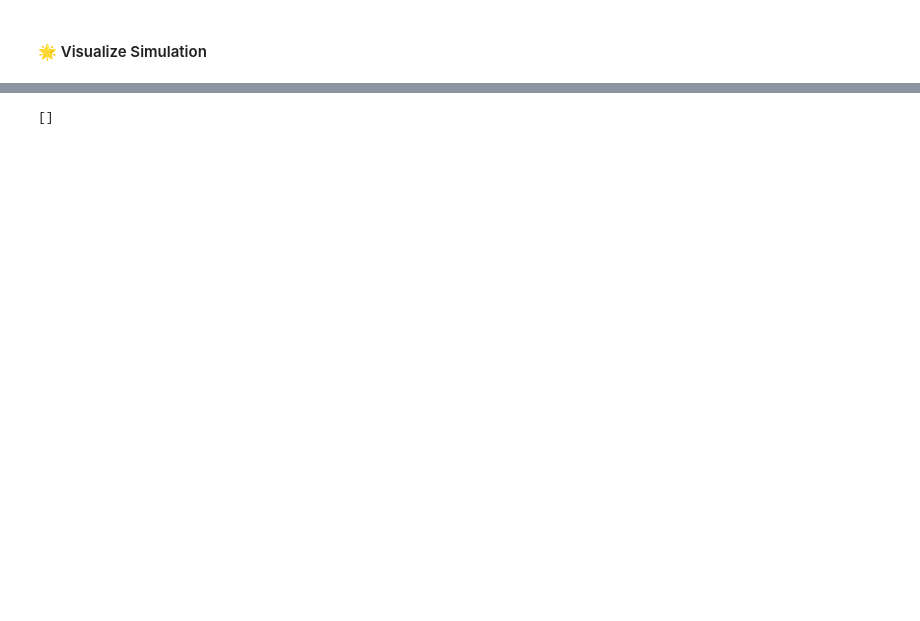
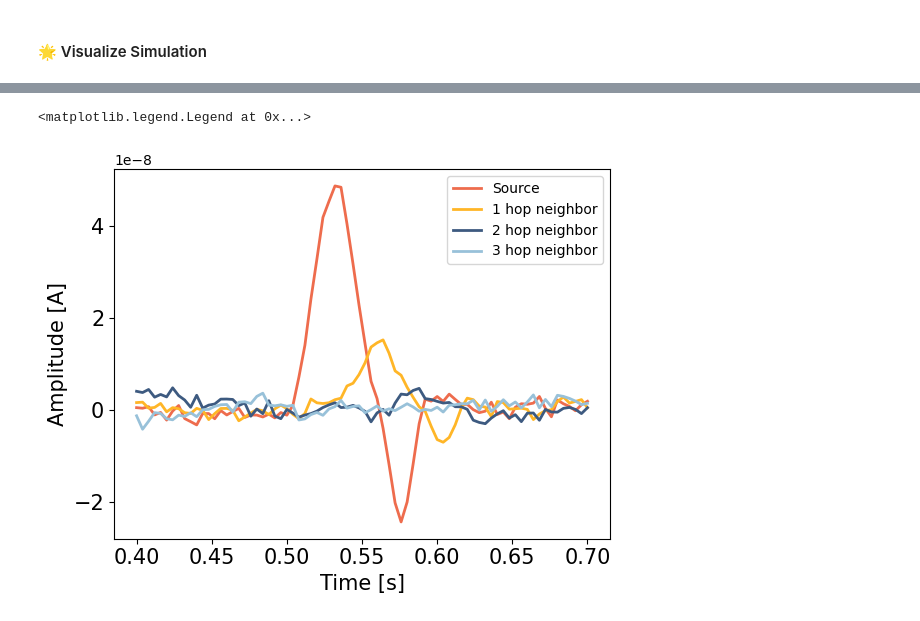
Before and after one commit to NinoHerve/mindmap, a Jupyter notebook: tutorials/simulations/simulation_propagation.ipynb, the cells around one changed output, grey strips where cells are left out. Saved outputs shown, nothing was run; the diff lists cells and outputs as text; code cells hidden in the pictures; blank space fills up the shorter version.

```diff
--- a/tutorials/simulations/simulation_propagation.ipynb
+++ b/tutorials/simulations/simulation_propagation.ipynb
@@ -218,3 +146,0 @@ test = diffuse_time_series(conn, spike, start_node=sim.loc_ids)
-# %%
-sim.act.data = test
-sim.plot_brain(noise=False).show()
@@ -260,3 +146,0 @@ for _ in range(n_iter):
-# %%
-sim.act.data = X
-sim.plot_brain(noise=False).show()
@@ -265,4 +147,28 @@ Widget(value='<iframe src="http://localhost:32799/index.html?ui=P_0x7dd8367bf790
-# %%
-neighbors
-# %% [output]
-[]
+# %%
+import matplotlib.pyplot as plt
+
+brain     = sim.get_activity(noise=True).copy()
+brain     = brain.crop(0.4, 0.7)
+neighbors = sim.visit
+
+# plot 1 source, 1 1hop neighbor and 1 2hop neighbor
+sources = brain.data[neighbors[0]]
+hop1    = brain.data[neighbors[1]]
+hop2    = brain.data[neighbors[2]]
+hop3    = brain.data[neighbors[3]]
+
+times = brain.times
+
+plt.Figure()
+plt.plot(times, sources[0], color="#EE6C4D", linewidth=2)
+plt.plot(times, hop1[0], color="#FFB627", linewidth=2)
+plt.plot(times, hop2[0], color="#3D5A80", linewidth=2)
+plt.plot(times, hop3[0], color="#98C1D9", linewidth=2)
+
+plt.xlabel("Time [s]", fontsize=15)
+plt.ylabel("Amplitude [A]", fontsize=15)
+plt.tick_params(labelsize=15)
+plt.legend(["Source", "1 hop neighbor", "2 hop neighbor", "3 hop neighbor"])
+# %% [output]
+<matplotlib.legend.Legend at 0x...>
+[figure, added]
```
Also changed, not shown: parts of 16 cells of this notebook, 23 other files.
